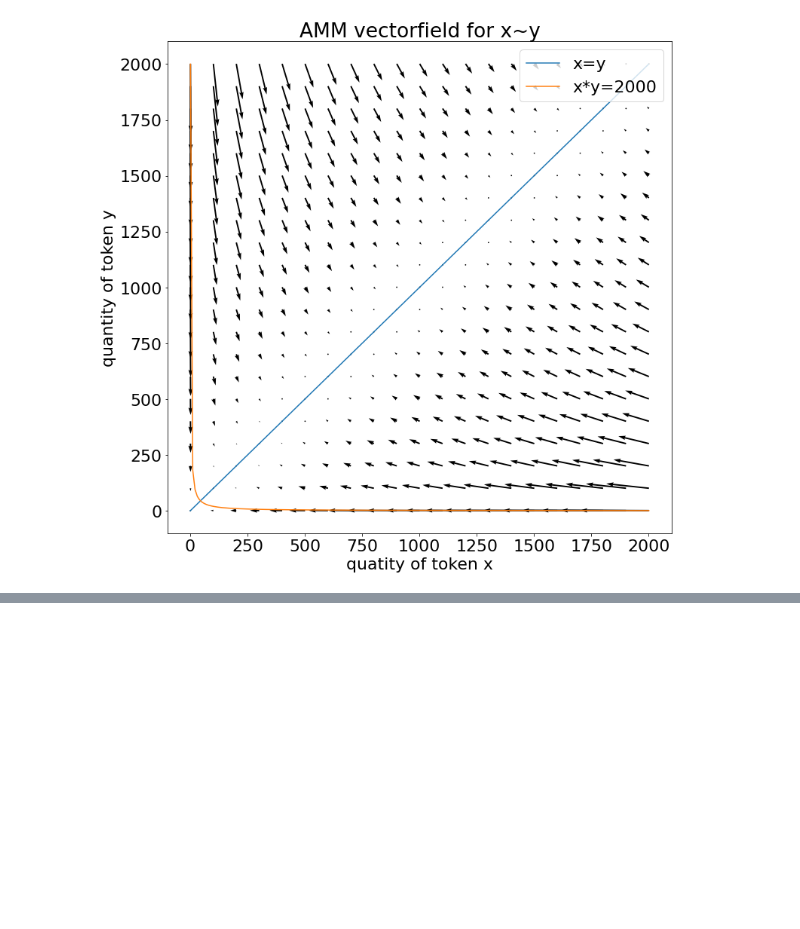
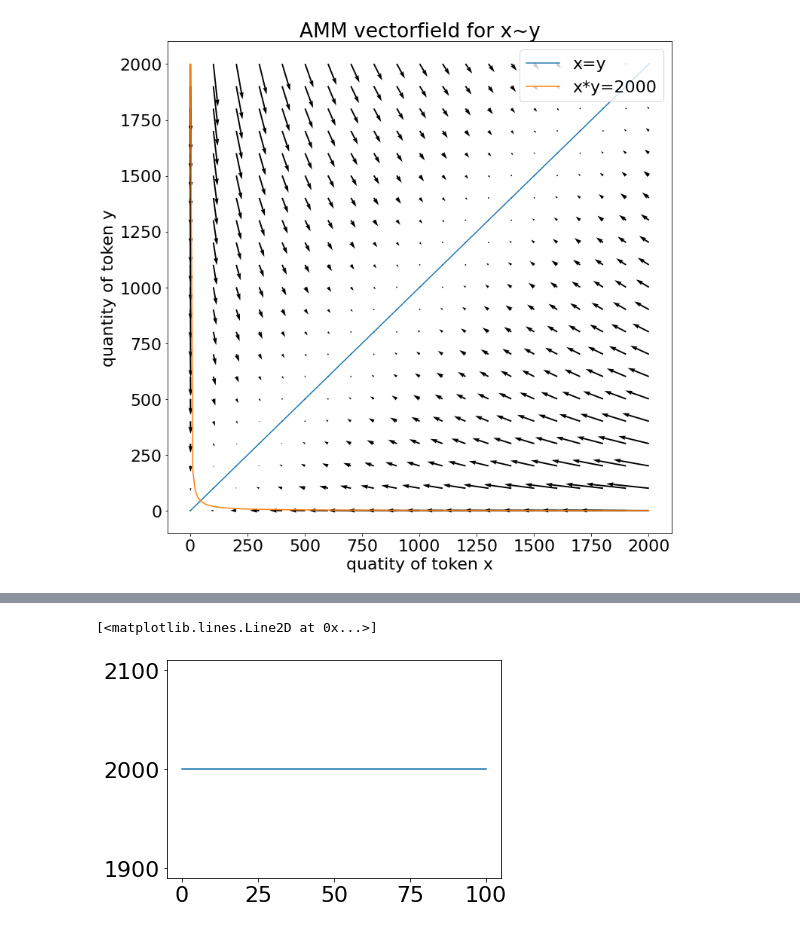
Before and after one commit to cadCAD-org/snippets, a Jupyter notebook: snippets/vectorfield.ipynb, the cells around one changed output, grey strips where cells are left out. Saved outputs shown, nothing was run; the diff lists cells and outputs as text; code cells hidden in the pictures; blank space fills up the shorter version.

```diff
--- a/snippets/vectorfield.ipynb
+++ b/snippets/vectorfield.ipynb
@@ -209,0 +232,5 @@ df.head()
+# %%
+plt.plot(df.index,df.x*df.y)
+# %% [output]
+[<matplotlib.lines.Line2D at 0x...>]
+[figure, added]
```
Also changed, not shown: parts of 10 cells of this notebook, 1 other file.
